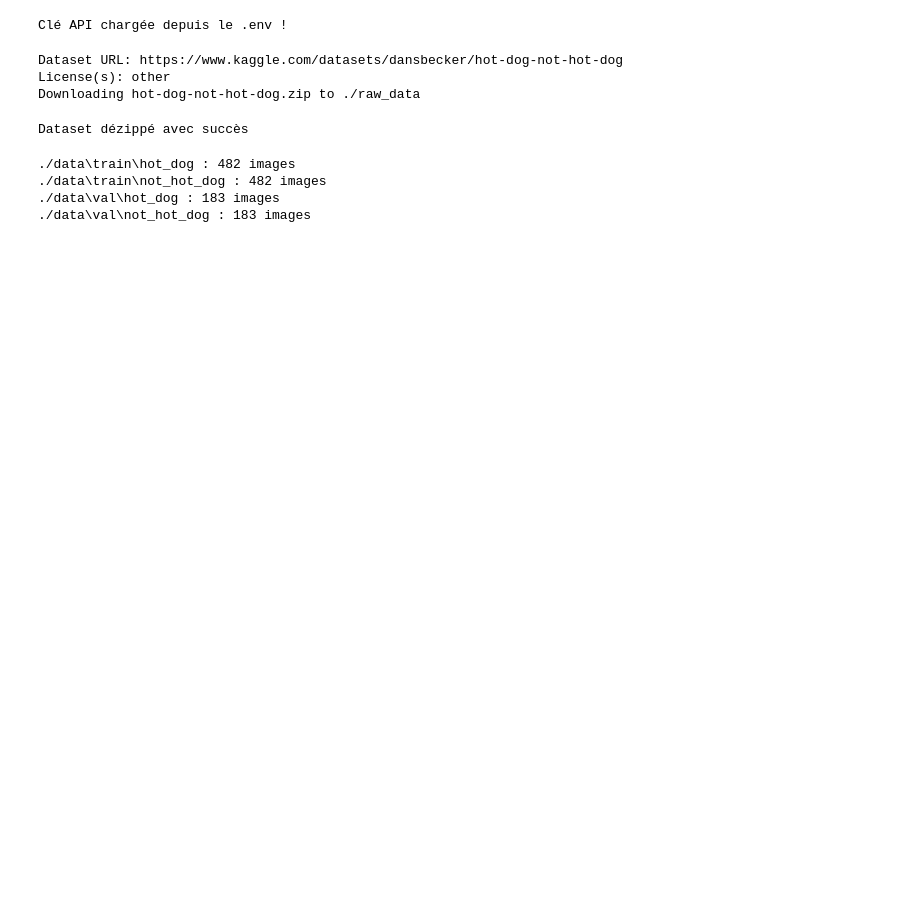
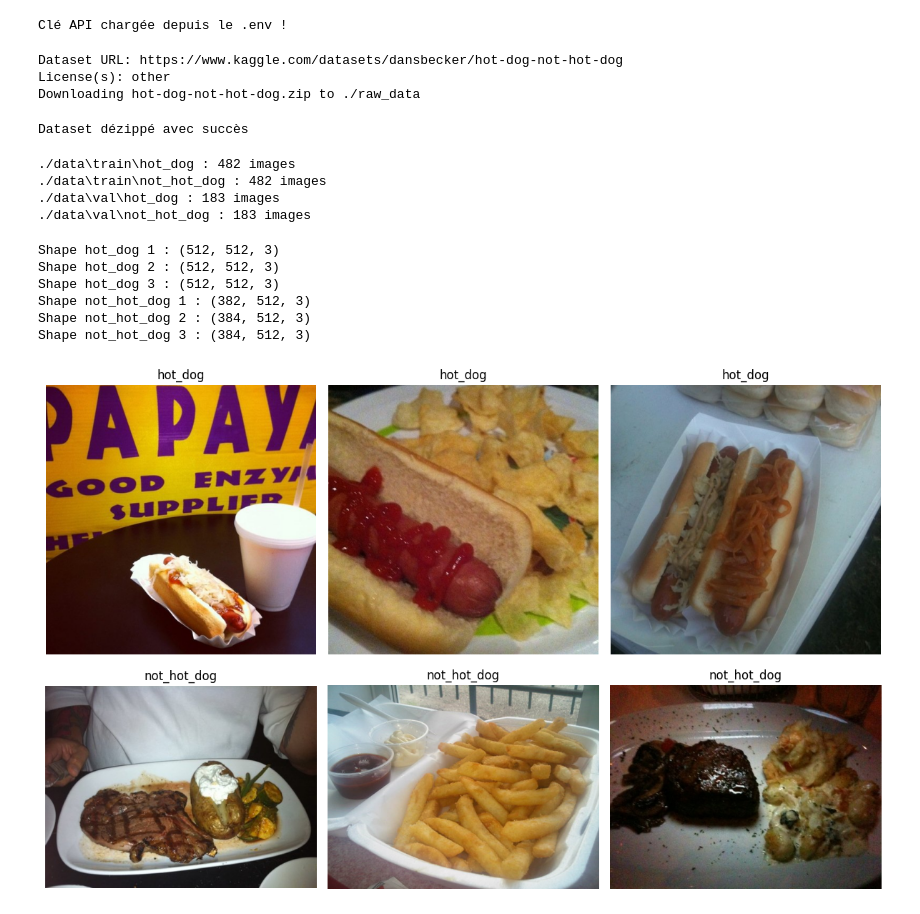
Before and after one commit to Batyeste/deeplearning-j3-cnn_classification_images-CHAUVET, a Jupyter notebook: notebook.ipynb, the cells around one changed output. Saved outputs shown, nothing was run; the diff lists cells and outputs as text; code cells hidden in the pictures; blank space fills up the shorter version.

Commit message:
phase 1 - image 80/20 grille 2x3

```diff
--- a/notebook.ipynb
+++ b/notebook.ipynb
@@ -79,3 +79,52 @@ for split in ['train', 'val']:
 ./data\train\not_hot_dog : 482 images
 ./data\val\hot_dog : 183 images
 ./data\val\not_hot_dog : 183 images
+# %%
+import matplotlib.pyplot as plt
+import matplotlib.image as mpimg
+
+# TODO : afficher 3 images de CLASS_A et 3 images de CLASS_B côte à côte.
+# Structure : plt.subplot(2, 3, i+1), plt.imshow(), plt.title(CLASS_A ou CLASS_B)
+# Vérifier que les shapes se terminent par 3 (RGB) ou 1 (niveaux de gris).
+plt.figure(figsize=(12, 8))
+
+# Chemins vers images d'entraînement triées
+train_dir_a = os.path.join(DATA_ROOT, 'train', CLASS_A)
+train_dir_b = os.path.join(DATA_ROOT, 'train', CLASS_B)
+
+# Liste des 3 premières images de chaque classe
+images_a = os.listdir(train_dir_a)[:3]
+images_b = os.listdir(train_dir_b)[:3]
+
+# Affichage des 3 images de la classe A (hot_dog) sur la première ligne
+for i, img_name in enumerate(images_a):
+    img_path = os.path.join(train_dir_a, img_name)
+    img = mpimg.imread(img_path)
+
+    plt.subplot(2, 3, i + 1)
+    plt.imshow(img)
+    plt.title(CLASS_A)
+    plt.axis('off')
+    print(f"Shape {CLASS_A} {i+1} : {img.shape}")
+
+# Affichage des 3 images de la classe B (not_hot_dog) sur la deuxième ligne
+for i, img_name in enumerate(images_b):
+    img_path = os.path.join(train_dir_b, img_name)
+    img = mpimg.imread(img_path)
+
+    plt.subplot(2, 3, i + 4)
+    plt.imshow(img)
+    plt.title(CLASS_B)
+    plt.axis('off')
+    print(f"Shape {CLASS_B} {i+1} : {img.shape}")
+
+plt.tight_layout()
+plt.show()
+# %% [output]
+Shape hot_dog 1 : (512, 512, 3)
+Shape hot_dog 2 : (512, 512, 3)
+Shape hot_dog 3 : (512, 512, 3)
+Shape not_hot_dog 1 : (382, 512, 3)
+Shape not_hot_dog 2 : (384, 512, 3)
+Shape not_hot_dog 3 : (384, 512, 3)
+[figure, added]
```
